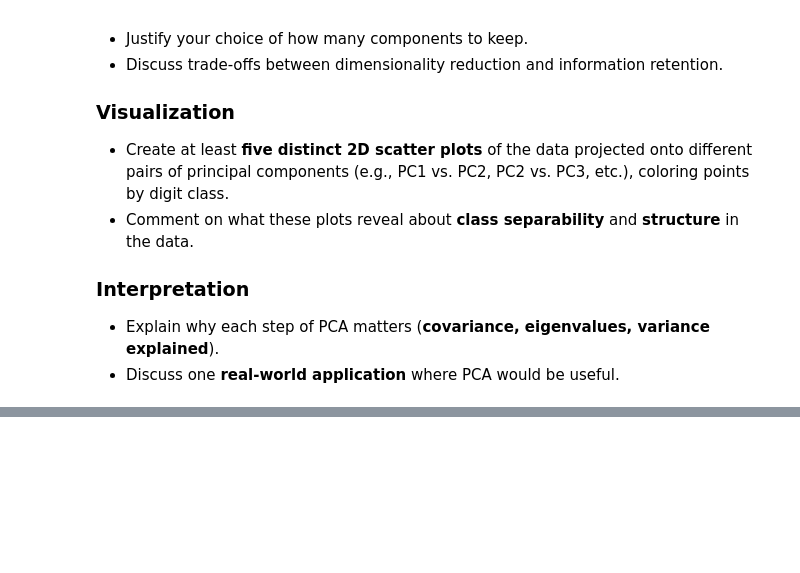
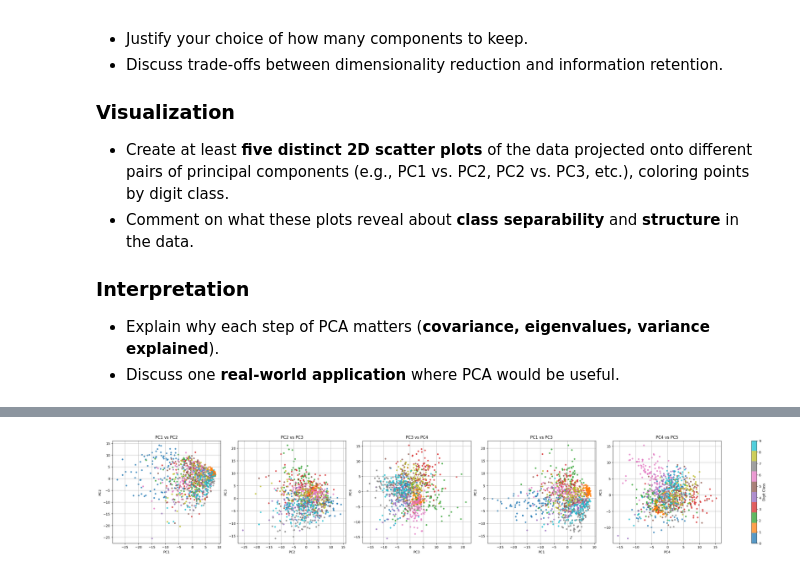
Before and after one commit to random-logic/EN.705.623.81.SU26, a Jupyter notebook: HW3.ipynb, the cells around one changed output, grey strips where cells are left out. Drawn from its saved outputs; the diff is of its cells as text; code cells hidden in the pictures; blank space fills up the shorter version.

```diff
--- a/HW3.ipynb
+++ b/HW3.ipynb
@@ -575,0 +907,27 @@ You may download the dataset from either of the following sources:
+# %%
+pc_pairs = [(1, 2), (2, 3), (3, 4), (1, 3), (4, 5)]
+
+fig, axes = plt.subplots(1, 5, figsize=(28, 5), constrained_layout=True)
+
+for ax, pair in zip(axes, pc_pairs):
+    pc_x, pc_y = pair
+
+    scatter = ax.scatter(
+        X_pca[:, pc_x - 1],
+        X_pca[:, pc_y - 1],
+        c=y_balanced,
+        cmap="tab10",
+        alpha=0.75,
+        s=15
+    )
+
+    ax.set_xlabel(f"PC{pc_x}")
+    ax.set_ylabel(f"PC{pc_y}")
+    ax.set_title(f"PC{pc_x} vs PC{pc_y}")
+    ax.grid(True)
+
+fig.colorbar(scatter, ax=axes, ticks=range(10), label="Digit Class")
+
+plt.show()
+# %% [output]
+[figure, added]
```
Also changed, not shown: parts of 7 cells of this notebook.
